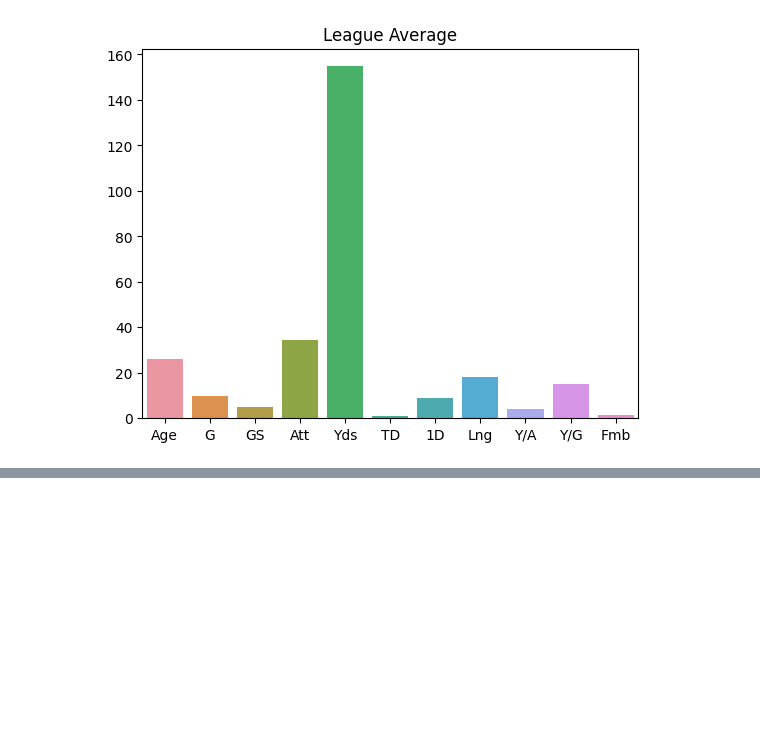
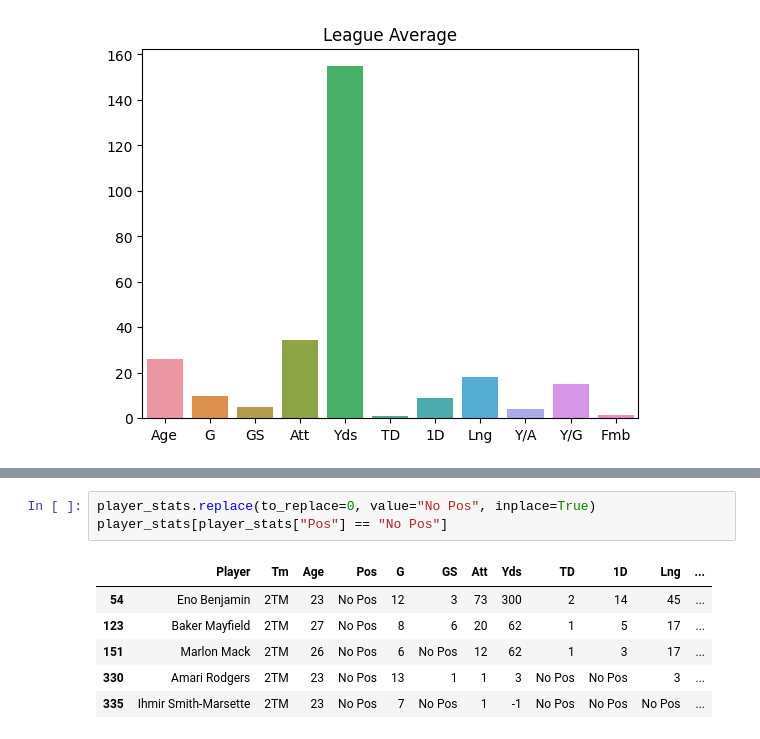
Before and after one commit to danielroa98/NFL-Player-Stats, a Jupyter notebook: Test-Notebooks/test.ipynb, the cells around one changed output, grey strips where cells are left out. Drawn from its saved outputs; the diff is of its cells as text; blank space fills up the shorter version.

```diff
--- a/Test-Notebooks/test.ipynb
+++ b/Test-Notebooks/test.ipynb
@@ -190,0 +201,10 @@ temp_stats =
+# %%
+player_stats.replace(to_replace=0, value="No Pos", inplace=True)
+player_stats[player_stats["Pos"] == "No Pos"]
+# %% [output]
+|  | Player | Tm | Age | Pos | G | GS | Att | Yds | TD | 1D | Lng | ... |
+| 54 | Eno Benjamin | 2TM | 23 | No Pos | 12 | 3 | 73 | 300 | 2 | 14 | 45 | ... |
+| 123 | Baker Mayfield | 2TM | 27 | No Pos | 8 | 6 | 20 | 62 | 1 | 5 | 17 | ... |
+| 151 | Marlon Mack | 2TM | 26 | No Pos | 6 | No Pos | 12 | 62 | 1 | 3 | 17 | ... |
+| 330 | Amari Rodgers | 2TM | 23 | No Pos | 13 | 1 | 1 | 3 | No Pos | No Pos | 3 | ... |
+| 335 | Ihmir Smith-Marsette | 2TM | 23 | No Pos | 7 | No Pos | 1 | -1 | No Pos | No Pos | No Pos | ... |
```
Also changed, not shown: parts of 8 cells of this notebook, 1 other file.
